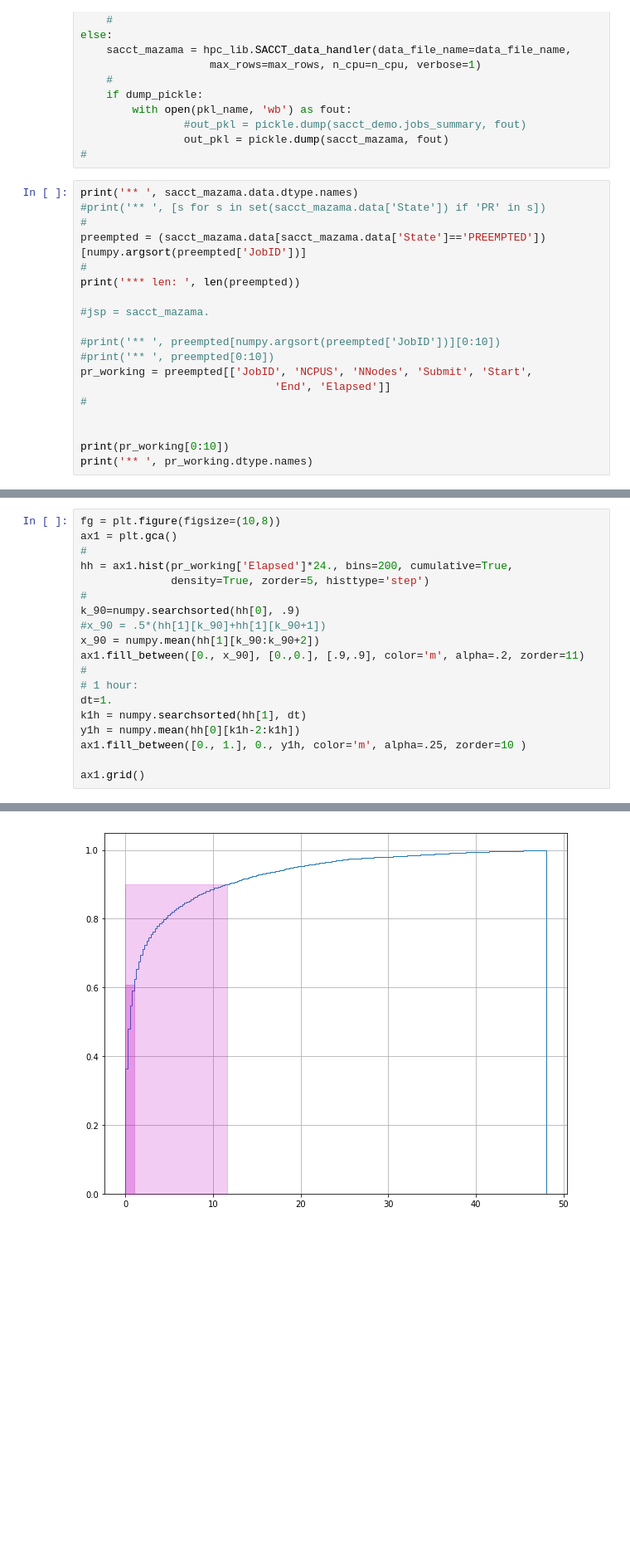
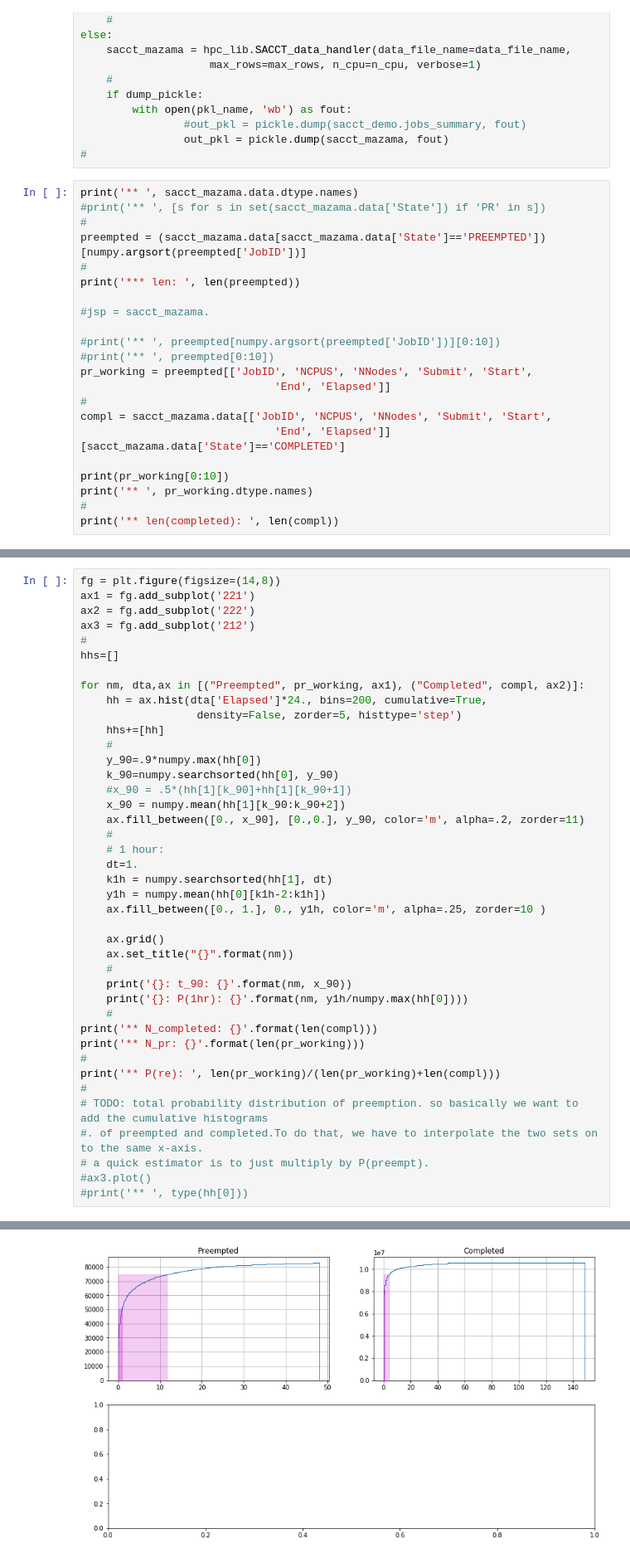
Before and after one commit to jeffersonscientific/HPC_analytics, a Jupyter notebook: hpc_analytics_preemption_times.ipynb, the cells around one changed output, grey strips where cells are left out. Shown at 83% size. Cells and saved outputs as stored; diff of their text form; blank space fills up the shorter version.

Commit message:
added a few more metrics for preempted vs completed jobs from owners

```diff
--- a/hpc_analytics_preemption_times.ipynb
+++ b/hpc_analytics_preemption_times.ipynb
@@ -85,10 +85,13 @@ print('*** len: ', len(preempted))
 pr_working = preempted[['JobID', 'NCPUS', 'NNodes', 'Submit', 'Start',
                               'End', 'Elapsed']]
 #
-
+compl = sacct_mazama.data[['JobID', 'NCPUS', 'NNodes', 'Submit', 'Start',
+                              'End', 'Elapsed']][sacct_mazama.data['State']=='COMPLETED']
 
 print(pr_working[0:10])
 print('** ', pr_working.dtype.names)
+#
+print('** len(completed): ', len(compl))
 # %% [output]
 **  ('index', 'User', 'Group', 'GID', 'JobName', 'JobID', 'JobIDRaw', 'Partition', 'State', 'Timelimit', 'NCPUS', 'NNodes', 'Submit', 'Eligible', 'Start', 'End', 'Elapsed', 'SystemCPU', 'UserCPU', 'To ...
 *** len:  82834
@@ -108,20 +112,42 @@ This code may break in numpy 1.15 because this will return a view instead of a c
 # %%
-fg = plt.figure(figsize=(10,8))
-ax1 = plt.gca()
+fg = plt.figure(figsize=(14,8))
+ax1 = fg.add_subplot('221')
+ax2 = fg.add_subplot('222')
+ax3 = fg.add_subplot('212')
 #
-hh = ax1.hist(pr_working['Elapsed']*24., bins=200, cumulative=True,
-              density=True, zorder=5, histtype='step')
+hhs=[]
+
+for nm, dta,ax in [("Preempted", pr_working, ax1), ("Completed", compl, ax2)]:
+    hh = ax.hist(dta['Elapsed']*24., bins=200, cumulative=True,
+                  density=False, zorder=5, histtype='step')
+    hhs+=[hh]
+    #
+    y_90=.9*numpy.max(hh[0])
+    k_90=numpy.searchsorted(hh[0], y_90)
+    #x_90 = .5*(hh[1][k_90]+hh[1][k_90+1])
+    x_90 = numpy.mean(hh[1][k_90:k_90+2])
+    ax.fill_between([0., x_90], [0.,0.], y_90, color='m', alpha=.2, zorder=11)
+    #
+    # 1 hour:
+    dt=1.
+    k1h = numpy.searchsorted(hh[1], dt)
+    y1h = numpy.mean(hh[0][k1h-2:k1h])
+    ax.fill_between([0., 1.], 0., y1h, color='m', alpha=.25, zorder=10 )
+
+    ax.grid()
+    ax.set_title("{}".format(nm))
+    #
+    print('{}: t_90: {}'.format(nm, x_90))
+    print('{}: P(1hr): {}'.format(nm, y1h/numpy.max(hh[0])))
+    #
+print('** N_completed: {}'.format(len(compl)))
+print('** N_pr: {}'.format(len(pr_working)))
 #
-k_90=numpy.searchsorted(hh[0], .9)
-#x_90 = .5*(hh[1][k_90]+hh[1][k_90+1])
-x_90 = numpy.mean(hh[1][k_90:k_90+2])
-ax1.fill_between([0., x_90], [0.,0.], [.9,.9], color='m', alpha=.2, zorder=11)
+print('** P(re): ', len(pr_working)/(len(pr_working)+len(compl)))
 #
-# 1 hour:
-dt=1.
-k1h = numpy.searchsorted(hh[1], dt)
-y1h = numpy.mean(hh[0][k1h-2:k1h])
-ax1.fill_between([0., 1.], 0., y1h, color='m', alpha=.25, zorder=10 )
-
-ax1.grid()
+# TODO: total probability distribution of preemption. so basically we want to add the cumulative histograms
+#. of preempted and completed.To do that, we have to interpolate the two sets on to the same x-axis.
+# a quick estimator is to just multiply by P(preempt).
+#ax3.plot()
+#print('** ', type(hh[0]))
 # %% [output]
@@ -128,4 +161,4 @@ ax1.grid()
-[figure, old version]
+[figure, new version]
 # %%
 print('** ', sacct_mazama.cpu_usage[500:510])
 fg = plt.figure(figsize=(12,8))
```
Also changed, not shown: parts of 2 cells of this notebook, 1 other file.
